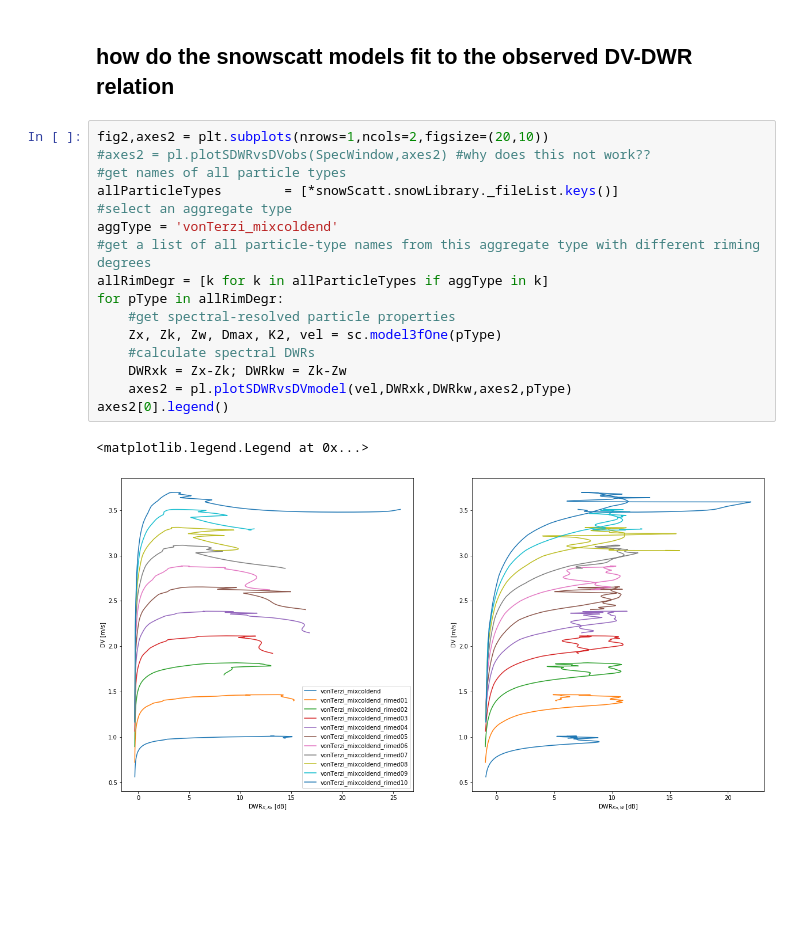
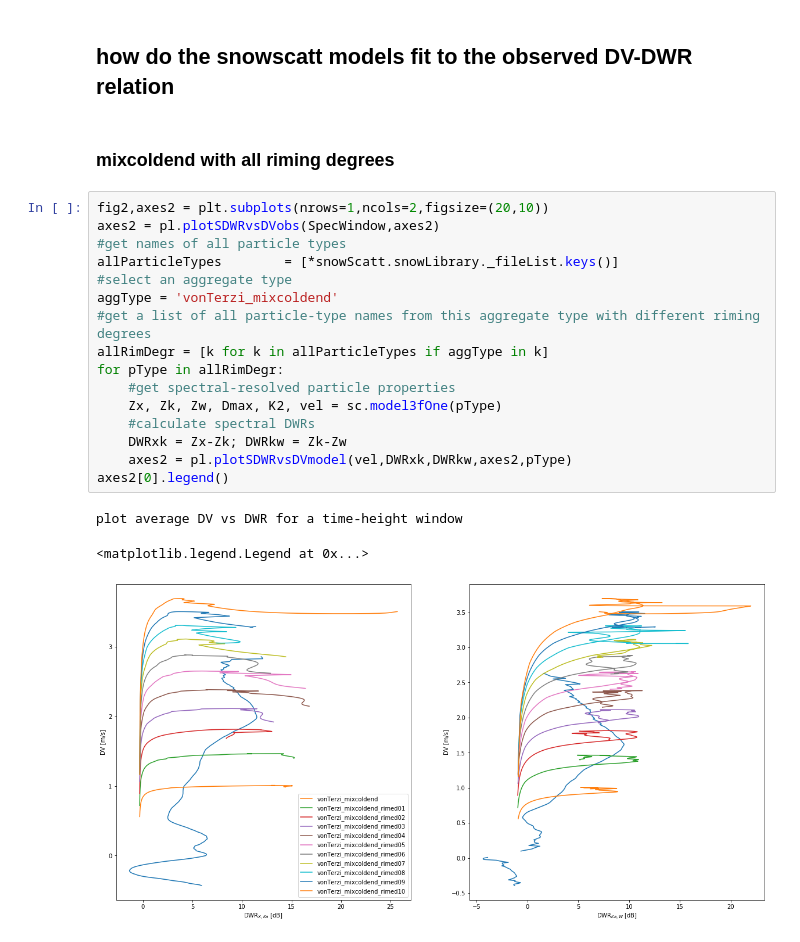
Before and after one commit to OPTIMICe-team/PSDretrieval, a Jupyter notebook: notebooks/ShowcaseRetrievalNewFromSample.ipynb, the cells around one changed output. Drawn from its saved outputs; the diff is of its cells as text; blank space fills up the shorter version.

Commit message:
resolve plotting problem by creating a copy of xrSpec in plotSDWRvsDVobs

```diff
--- a/notebooks/ShowcaseRetrievalNewFromSample.ipynb
+++ b/notebooks/ShowcaseRetrievalNewFromSample.ipynb
@@ -58,22 +58,25 @@ plot average DV vs DWR for a time-height window
 [figure]
 # %% [markdown]
 ## how do the snowscatt models fit to the observed DV-DWR relation
+# %% [markdown]
+### mixcoldend with all riming degrees
 # %%
 fig2,axes2 = plt.subplots(nrows=1,ncols=2,figsize=(20,10))
-#axes2 = pl.plotSDWRvsDVobs(SpecWindow,axes2) #why does this not work??
+axes2 = pl.plotSDWRvsDVobs(SpecWindow,axes2)
 #get names of all particle types
 allParticleTypes        = [*snowScatt.snowLibrary._fileList.keys()]
 #select an aggregate type
 aggType = 'vonTerzi_mixcoldend'
 #get a list of all particle-type names from this aggregate type with different riming degrees
 allRimDegr = [k for k in allParticleTypes if aggType in k]
 for pType in allRimDegr:
     #get spectral-resolved particle properties
     Zx, Zk, Zw, Dmax, K2, vel = sc.model3fOne(pType)
     #calculate spectral DWRs
     DWRxk = Zx-Zk; DWRkw = Zk-Zw
     axes2 = pl.plotSDWRvsDVmodel(vel,DWRxk,DWRkw,axes2,pType)
 axes2[0].legend()
 # %% [output]
-<matplotlib.legend.Legend at 0x...>
+plot average DV vs DWR for a time-height window
+<matplotlib.legend.Legend at 0x...>
-[figure, old version]
+[figure, new version]
```
Also changed, not shown: parts of 5 cells of this notebook, 1 other file.
